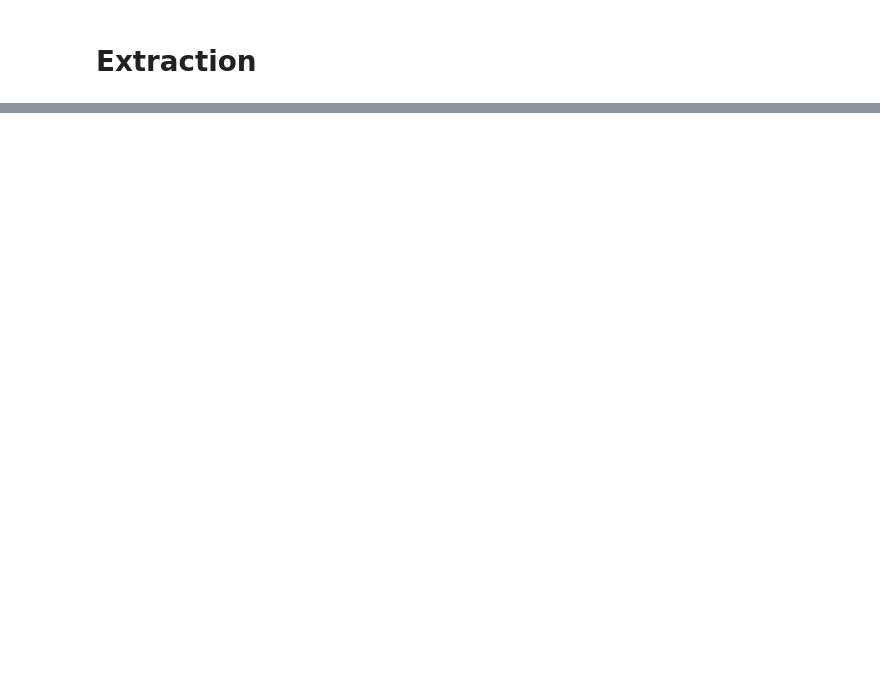
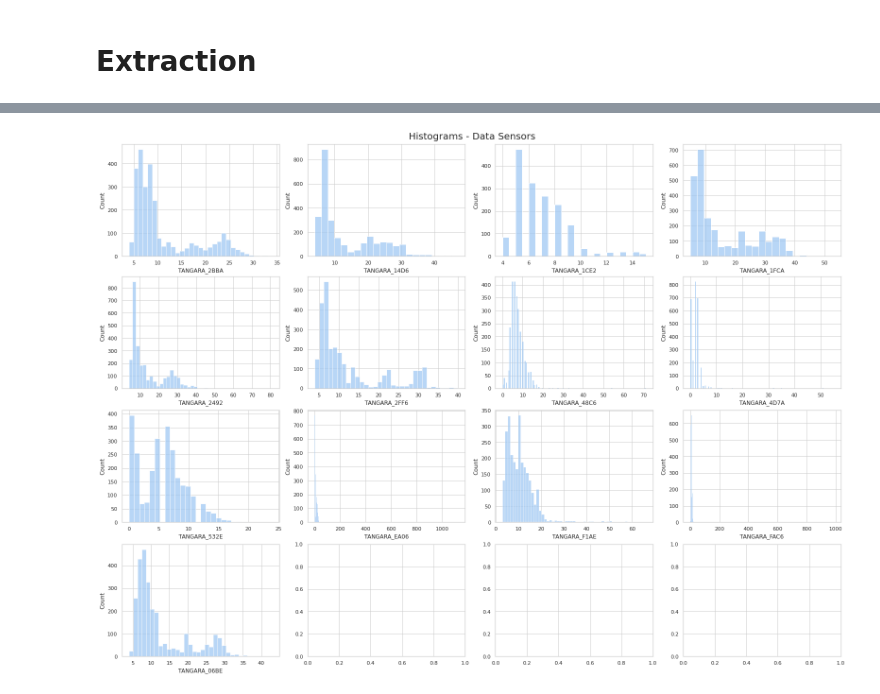
Before and after one commit to sebaxtian/tangara-pipeline, a Jupyter notebook: notebooks/pm25.ipynb, the cells around one changed output, grey strips where cells are left out. Saved outputs shown, nothing was run; the diff lists cells and outputs as text; code cells hidden in the pictures; blank space fills up the shorter version.

```diff
--- a/notebooks/pm25.ipynb
+++ b/notebooks/pm25.ipynb
@@ -4,3 +1,11 @@ from datetime import timedelta
+# %%
+import pandas as pd
+import matplotlib.pyplot as plt
+import seaborn as sns
+from datetime import timedelta
+import sys
+# Gloabl seaborn Theme
+sns.set_theme(style="whitegrid", palette="pastel")
 # %% [markdown]
 # Extraction
 # %%
@@ -45,0 +41,19 @@ raw_data_sensors.describe()
+# %%
+# Plot Histograms
+def histplots(data_sensors):
+    # Canvas
+    fig, axes = plt.subplots(4, 4, figsize=(22, 16), constrained_layout=True)
+    fig.suptitle('Histograms - Data Sensors', fontsize=20)
+    # Plot
+    size = len(data_sensors.describe().columns)
+    k = 1
+    for i in range(0, 4):
+        for j in range(0, 4):
+            if k <= size:
+                sns.histplot(ax=axes[i, j], data=data_sensors[data_sensors.columns[k]])
+            k += 1
+# %%
+# Plot Histograms
+histplots(raw_data_sensors)
+# %% [output]
+[figure, added]
```
Also changed, not shown: parts of 36 cells of this notebook, 4 other files.
